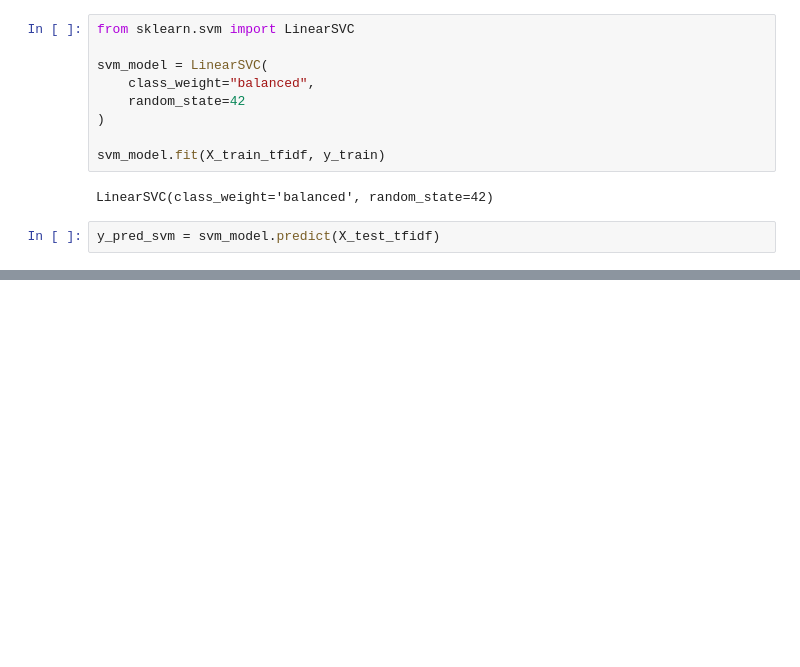
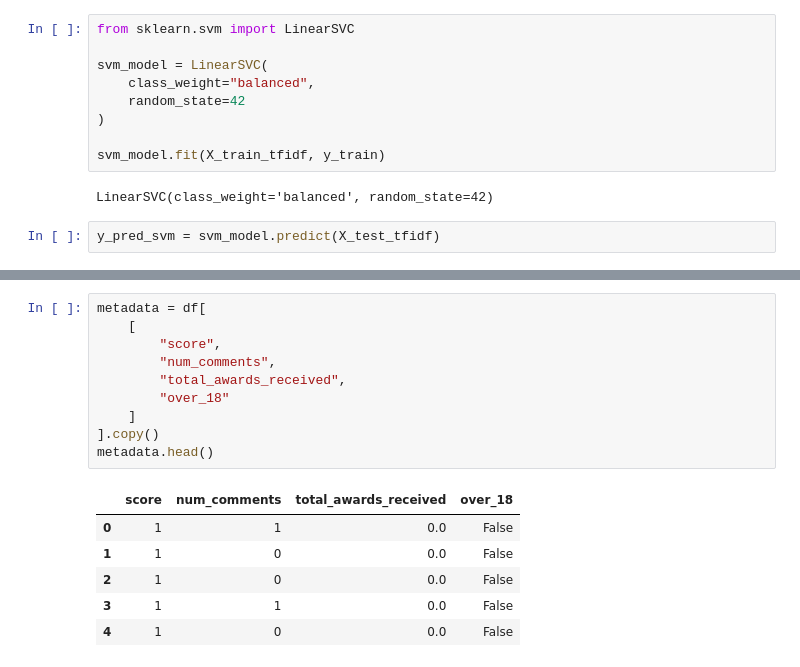
Before and after one commit to raina1234-a/Reddit-Post-Analysis-and-Moderation-Classifier, a Jupyter notebook: reddit_postClassification.ipynb, the cells around one changed output, grey strips where cells are left out. Drawn from its saved outputs; the diff is of its cells as text; blank space fills up the shorter version.

```diff
--- a/reddit_postClassification.ipynb
+++ b/reddit_postClassification.ipynb
@@ -450,0 +439,17 @@ Confusion Matrix:
+# %%
+metadata = df[
+    [
+        "score",
+        "num_comments",
+        "total_awards_received",
+        "over_18"
+    ]
+].copy()
+metadata.head()
+# %% [output]
+|  | score | num_comments | total_awards_received | over_18 |
+| 0 | 1 | 1 | 0.0 | False |
+| 1 | 1 | 0 | 0.0 | False |
+| 2 | 1 | 0 | 0.0 | False |
+| 3 | 1 | 1 | 0.0 | False |
+| 4 | 1 | 0 | 0.0 | False |
```
Also changed, not shown: parts of 25 cells of this notebook.
